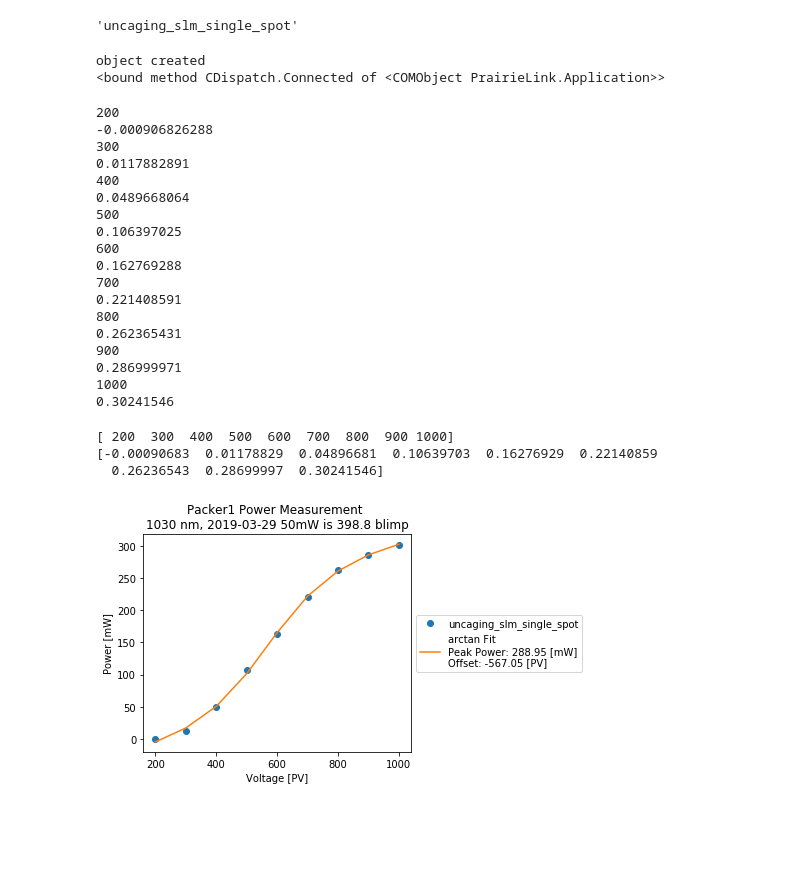
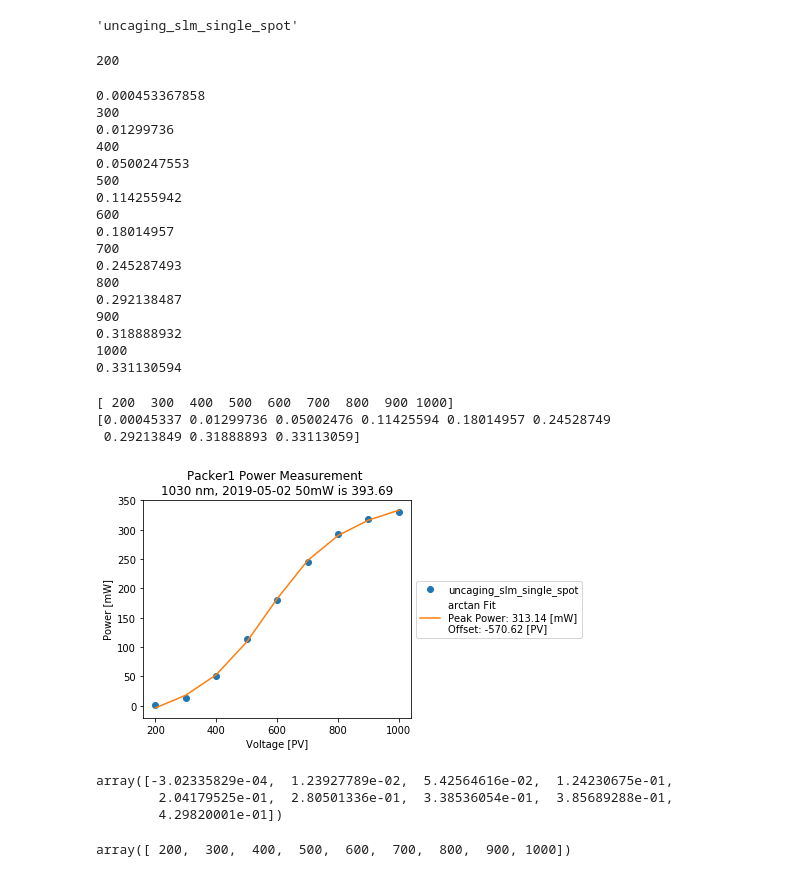
Before and after one commit to neuromantic99/bruker_calibration, a Jupyter notebook: powerMeasurements/DigitalPowerMeasurements.ipynb, the cells around one changed output. Saved outputs shown, nothing was run; the diff lists cells and outputs as text; code cells hidden in the pictures; blank space fills up the shorter version.

Commit message:
updated backup and digitial power measurements

```diff
--- a/powerMeasurements/DigitalPowerMeasurements.ipynb
+++ b/powerMeasurements/DigitalPowerMeasurements.ipynb
@@ -20,7 +20,7 @@ from ThorlabsPM100 import ThorlabsPM100 # actually knows how to talk to the powe
 datestring = date.today().isoformat()
 
 # type your name here (formated as in F drive)
-name = 'aharris'
+name = 'rlees'
 
 folder = r"F:\Data\{0}\{1}\PowerMeasurements".format(name, datestring)
 
@@ -205,17 +202,6 @@ uc_path = 'uncaging_slm_single_spot'
 uc_path
 # %% [output]
 'uncaging_slm_single_spot'
-# %%
-# Start PrairieLink if had to restart PV
-pl = win32com.client.Dispatch('PrairieLink.Application')
-print('object created')
-
-# Connect to Client
-pl.Connect()
-print(pl.Connected)
-# %% [output]
-object created
-<bound method CDispatch.Connected of <COMObject PrairieLink.Application>>
 # %%
 # dont try hack this to make it faster, it causes errors
 
@@ -238,28 +224,28 @@ for i in range(len_powerspace):
     print(powerspace[i])
     voltage_array[i] = pm100.measure(laser_name, wavelength, powerspace[i],window_length=7)
     print(voltage_array[i])
-    time.sleep(5)
+    time.sleep(3)
 
 assert max(voltage_array) < 10, 'if power meter is not allowed to reset long enough between measurements, an error can be raised here'
 # %% [output]
 200
--0.000906826288
-300
-0.0117882891
-400
-0.0489668064
-500
-0.106397025
-600
-0.162769288
-700
-0.221408591
-800
-0.262365431
-900
-0.286999971
-1000
-0.30241546
+0.000453367858
+300
+0.01299736
+400
+0.0500247553
+500
+0.114255942
+600
+0.18014957
+700
+0.245287493
+800
+0.292138487
+900
+0.318888932
+1000
+0.331130594
 # %%
 datestring = date.today().isoformat()
 guess = (-700,500,300,0.02)
@@ -281,37 +267,37 @@ for i in test_PVs:
 
 fifty_diff = [50 - i for i in power]
 fifty_IND = np.argmin(np.abs(fifty_diff))
 fifty_PV = np.round(test_PVs[fifty_IND],2)
 
 # Shrink current axis by 20%
 box = ax.get_position()
 ax.set_position([box.x0, box.y0, box.width * 0.8, box.height])
 
 # Put a legend to the right of the current axis
 legend = ax.legend(loc='center left', bbox_to_anchor=(1, 0.5))
 plt.xlabel("Voltage [PV]")
 plt.ylabel("Power [mW]")
 #plt.title("Packer1 Power On Sample \n" + str(wavelength) + " nm " + ' ' + uc_path + "\n" + datestring)
-plt.title("Packer1 Power Measurement \n" + str(wavelength) + " nm, " + datestring + ' 50mW is {}'.format(fifty_PV) + ' blimp')
+plt.title("Packer1 Power Measurement \n" + str(wavelength) + " nm, " + datestring + ' 50mW is {}'.format(fifty_PV))
 
 # construct Packer-xkcd-compliant datestring
 datestring = date.today().isoformat()
 operator = "mloidolt"
 
 os.chdir(folder)
 plt.savefig(datestring+'_'+uc_path+'_'+str(wavelength)+".pdf",bbox_extra_artists=(legend,), bbox_inches='tight')
 np.save(datestring+'_'+uc_path+'_'+str(wavelength)+'_'+'powerspace',powerspace)
 np.save(datestring+'_'+uc_path+'_'+str(wavelength)+'_'+'voltage_array',voltage_array)
 np.save(datestring+'_'+uc_path+'_'+str(wavelength)+'_'+'popt',popt)
 np.save(datestring+'_'+uc_path+'_'+str(wavelength)+'_'+'pcov',pcov)
 
 print(powerspace);
 print(voltage_array);
 # %% [output]
 [ 200  300  400  500  600  700  800  900 1000]
-[-0.00090683  0.01178829  0.04896681  0.10639703  0.16276929  0.22140859
-  0.26236543  0.28699997  0.30241546]
+[0.00045337 0.01299736 0.05002476 0.11425594 0.18014957 0.24528749
+ 0.29213849 0.31888893 0.33113059]
-[figure, old version]
+[figure, new version]
 # %%
 folder = r"F:\Data\mloidolt\2018-09-05\2018-09-05_PowerMeasurements"
 os.chdir(folder)
@@ -359,3 +345,13 @@ legend = ax.legend(loc='center left', bbox_to_anchor=(1, 0.5))
 plt.xlabel("Voltage [PV]")
 plt.ylabel("Power [mW]")
 plt.title("Packer1 Power Measurement \n" + str(wavelength) + " nm, " + datestring)
+# %%
+voltage_array
+# %% [output]
+array([-3.02335829e-04,  1.23927789e-02,  5.42564616e-02,  1.24230675e-01,
+        2.04179525e-01,  2.80501336e-01,  3.38536054e-01,  3.85689288e-01,
+        4.29820001e-01])
+# %%
+powerspace
+# %% [output]
+array([ 200,  300,  400,  500,  600,  700,  800,  900, 1000])
```
Also changed, not shown: parts of 7 cells of this notebook, 2 other files.
